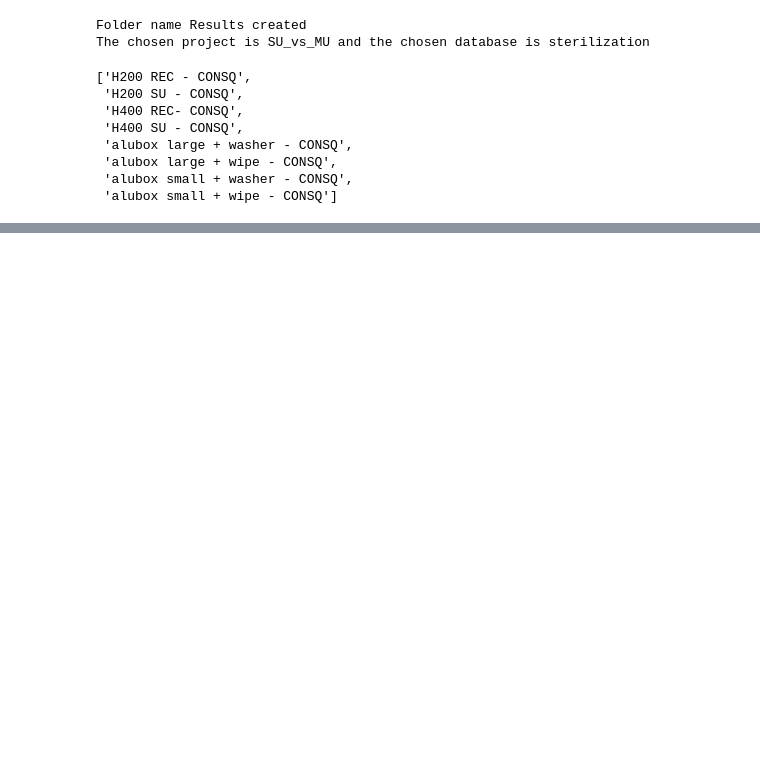
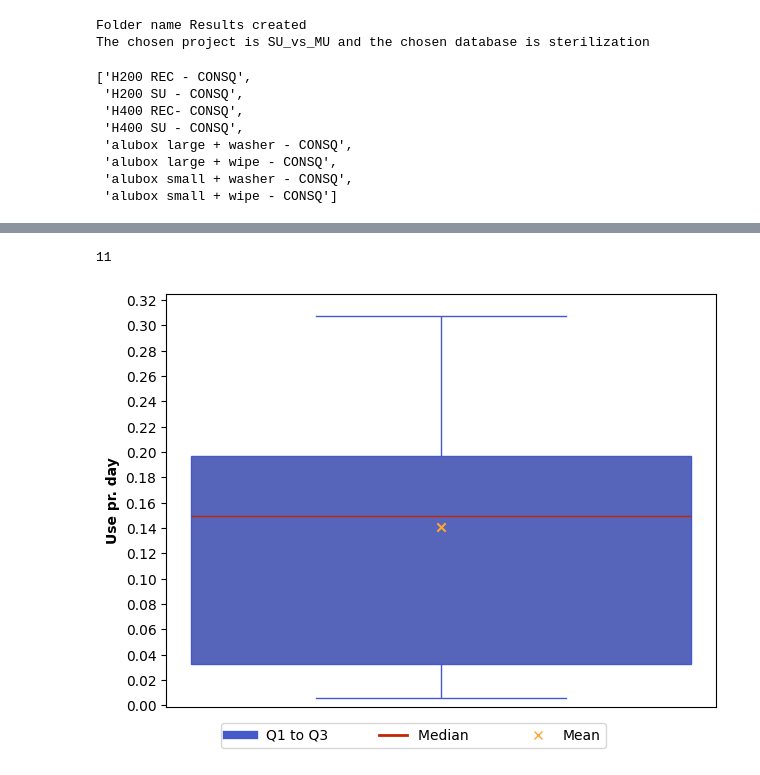
Before and after one commit to RuneWF/Single-use-vs-multi-use-in-health-care, a Jupyter notebook: Brighway/Ofir/Ofir.ipynb, the cells around one changed output, grey strips where cells are left out. Saved outputs shown, nothing was run; the diff lists cells and outputs as text; code cells hidden in the pictures; blank space fills up the shorter version.

```diff
--- a/Brighway/Ofir/Ofir.ipynb
+++ b/Brighway/Ofir/Ofir.ipynb
@@ -180,0 +195,22 @@ lp.break_even_graph(df_stacked, inputs, amount_of_uses)
+# %%
+len(colors)
+# %% [output]
+11
+# %%
+c0 = 1
+c1 = 9
+c2 = 7
+plot_label = 'Use pr. day'
+save_name = 'alu_container'
+leg_size = 0.7
+y_min = 0
+y_max = 0.32
+ystep = 0.02
+
+path_box_plot = r"C:\Users\ruw\Desktop\RA\Single-use-vs-multi-use-in-health-care\Single-use-vs-multi-use-in-health-care\Data\container.xlsx"
+
+plot_structure = [c0, c1, c2, plot_label, save_name, leg_size, y_min, y_max, ystep]
+
+bp.box_plot(path_box_plot, inputs, plot_structure)
+# %% [output]
+[figure, added]
```
Also changed, not shown: parts of 10 cells of this notebook, 16 other files.
